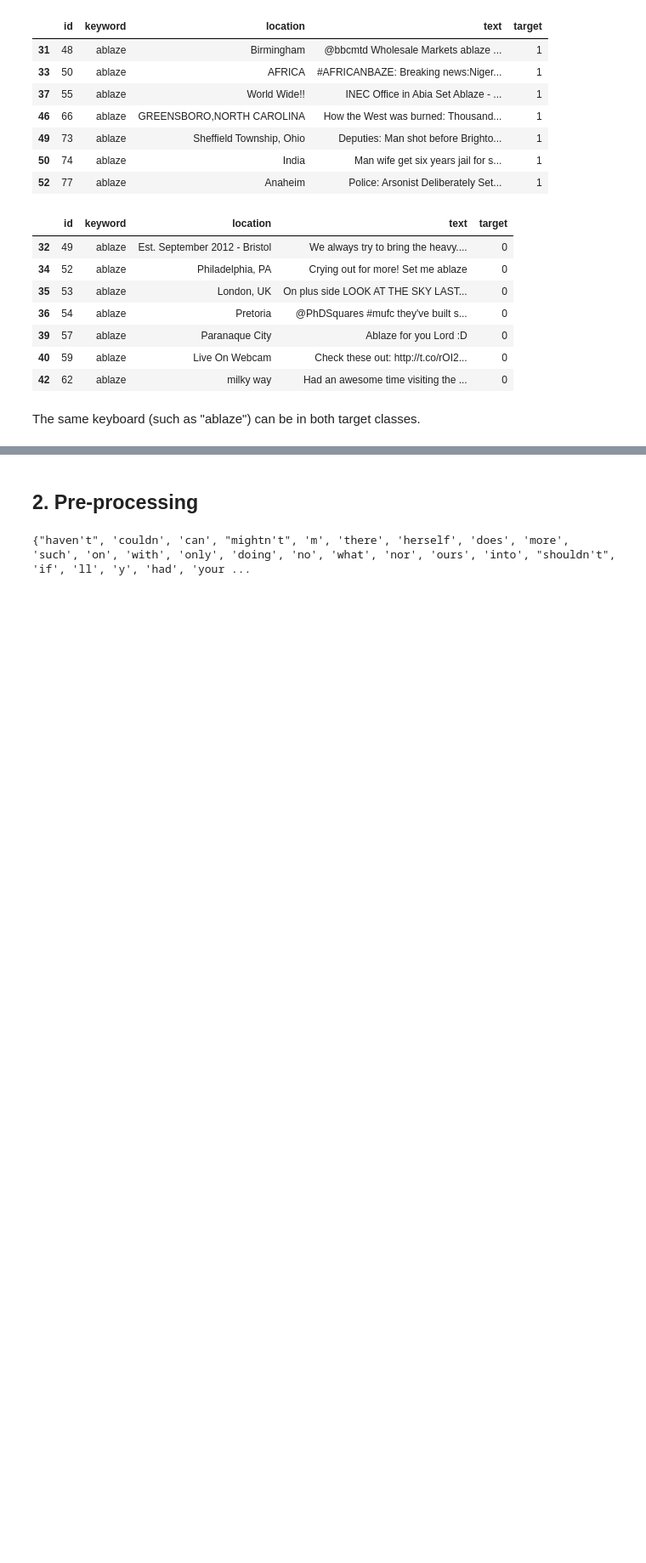
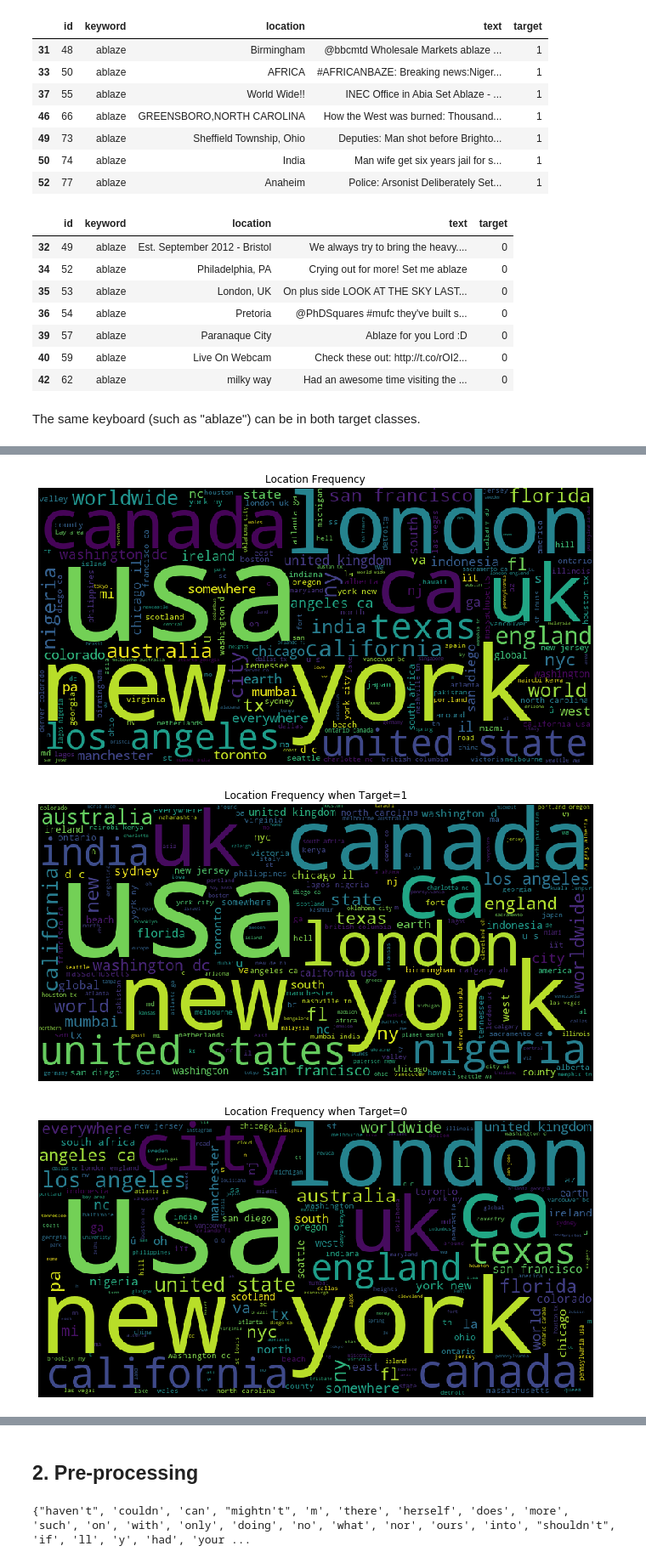
Before and after one commit to FJFard/NLP, a Jupyter notebook: Disaster Tweets/Real or Not Disaster Tweets.ipynb, the cells around one changed output, grey strips where cells are left out. Shown at 85% size. Drawn from its saved outputs; the diff is of its cells as text; code cells hidden in the pictures; blank space fills up the shorter version.

```diff
--- a/Disaster Tweets/Real or Not Disaster Tweets.ipynb
+++ b/Disaster Tweets/Real or Not Disaster Tweets.ipynb
@@ -194,0 +259,17 @@ The same keyboard (such as "ablaze") can be in both target classes.
+# %%
+def show_wordcloud(col, title=None):
+    text = ' '.join([x.lower() for x in col.dropna()])
+    wordcloud = WordCloud(width=800, height=400, random_state=1).generate(text)
+    plt.figure(figsize=(12, 6))
+    plt.imshow(wordcloud)
+    plt.title(title)
+    plt.axis('off')
+    plt.show()
+# %%
+show_wordcloud(train_df['location'], 'Location Frequency')
+show_wordcloud(train_df[train_df['target']==1]['location'], 'Location Frequency when Target=1')
+show_wordcloud(train_df[train_df['target']==0]['location'], 'Location Frequency when Target=0')
+# %% [output]
+[figure, added]
+[figure, added]
+[figure, added]
```
Also changed, not shown: parts of 15 cells of this notebook.
